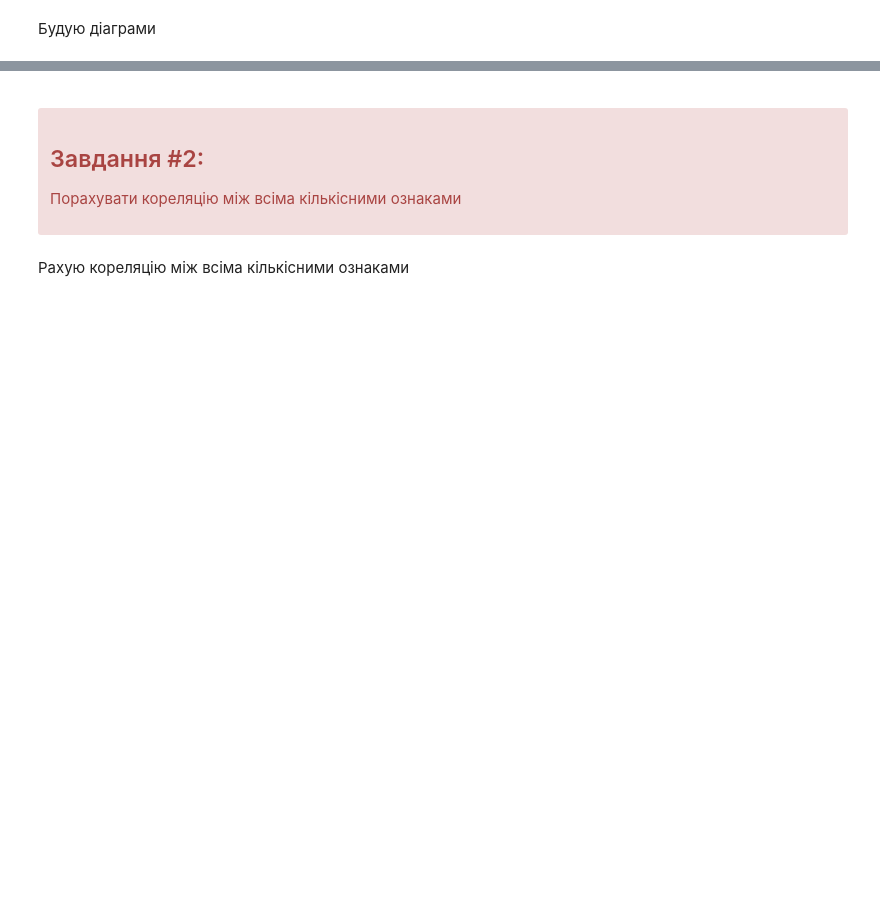
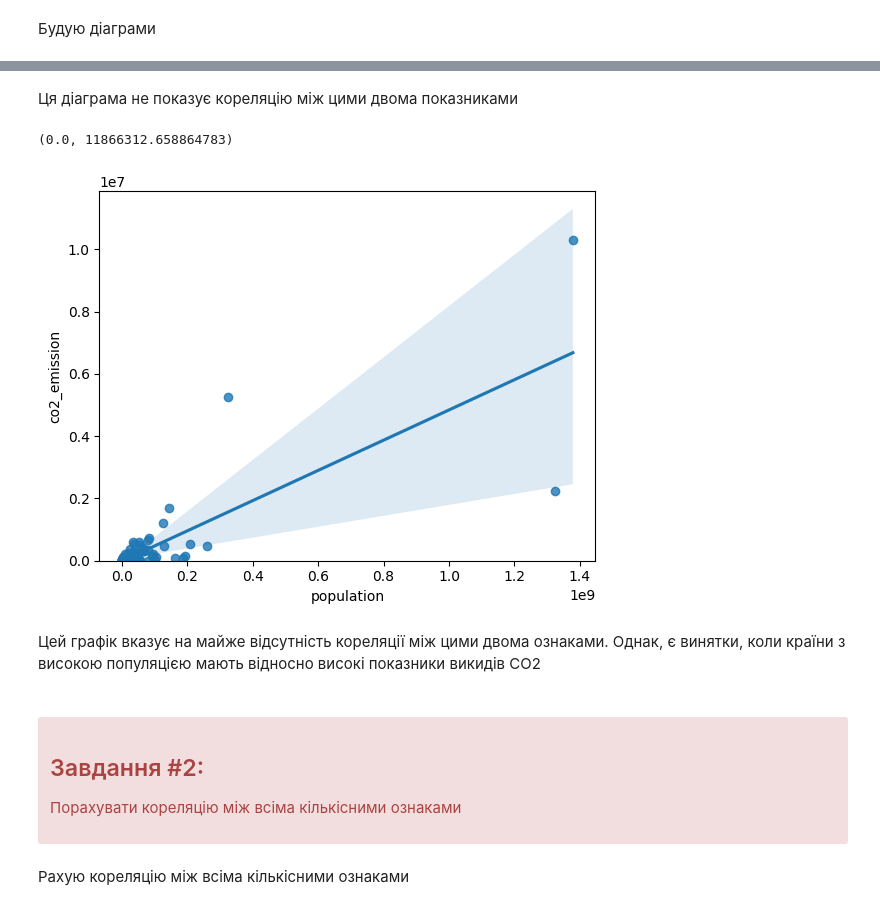
Before and after one commit to sokolovgit/data_analysis, a Jupyter notebook: lab2/lab2.ipynb, the cells around one changed output, grey strips where cells are left out. Cells and saved outputs as stored; diff of their text form; code cells hidden in the pictures; blank space fills up the shorter version.

```diff
--- a/lab2/lab2.ipynb
+++ b/lab2/lab2.ipynb
@@ -44,3 +105,13 @@
+# %% [markdown]
+Ця діаграма не показує кореляцію між цими двома показниками
+# %%
+sns.regplot(x='population', y='co2_emission', data=df)
+plt.ylim(0,)
+# %% [output]
+(0.0, 11866312.658864783)
+[figure, added]
+# %% [markdown]
+Цей графік вказує на майже відсутність кореляції між цими двома ознаками. Однак, є винятки, коли країни з високою популяцією мають відносно високі показники викидів CO2
 # %% [markdown]
 <a name="task2"></a>
 <div class="alert alert-danger alertdanger" style="margin-top: 20px">
```
Also changed, not shown: parts of 40 cells of this notebook.
